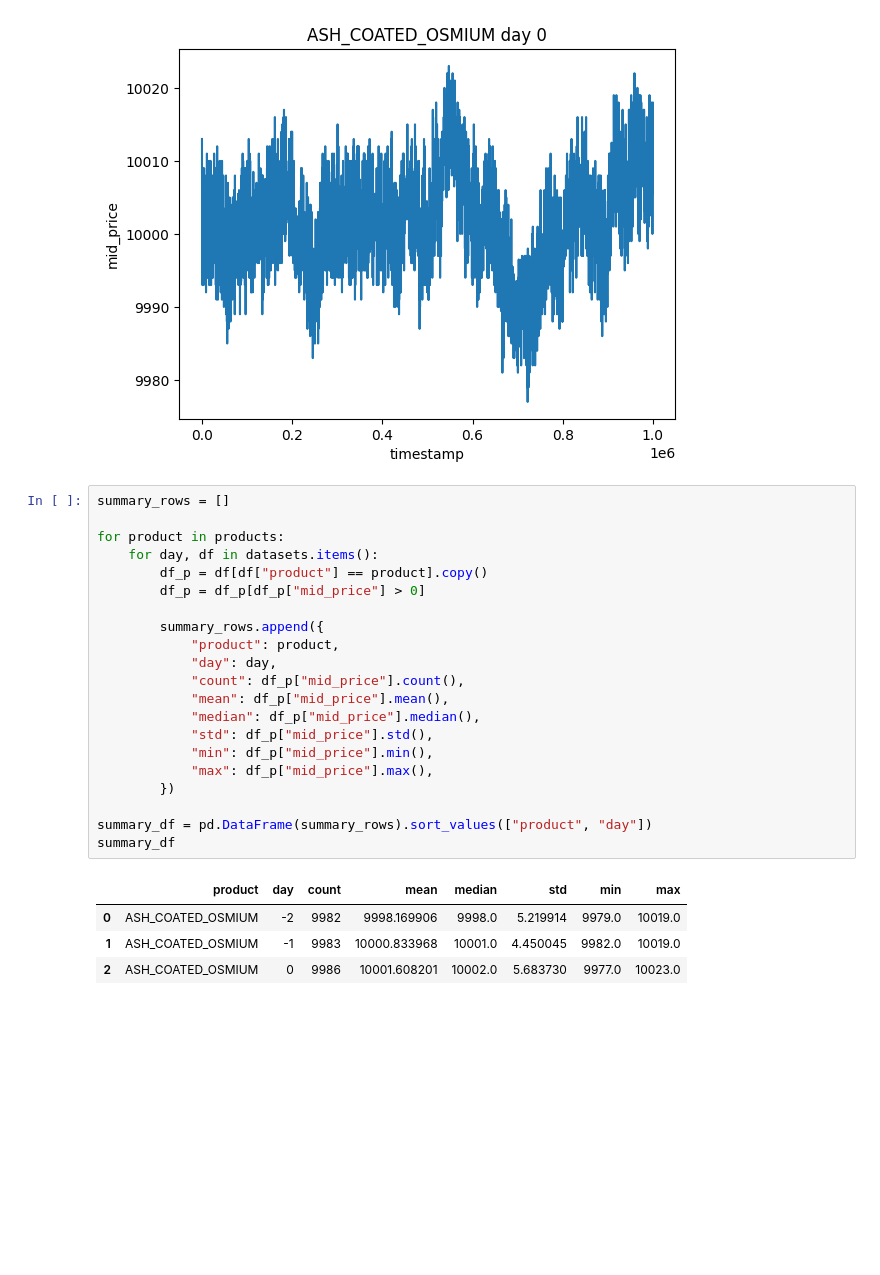
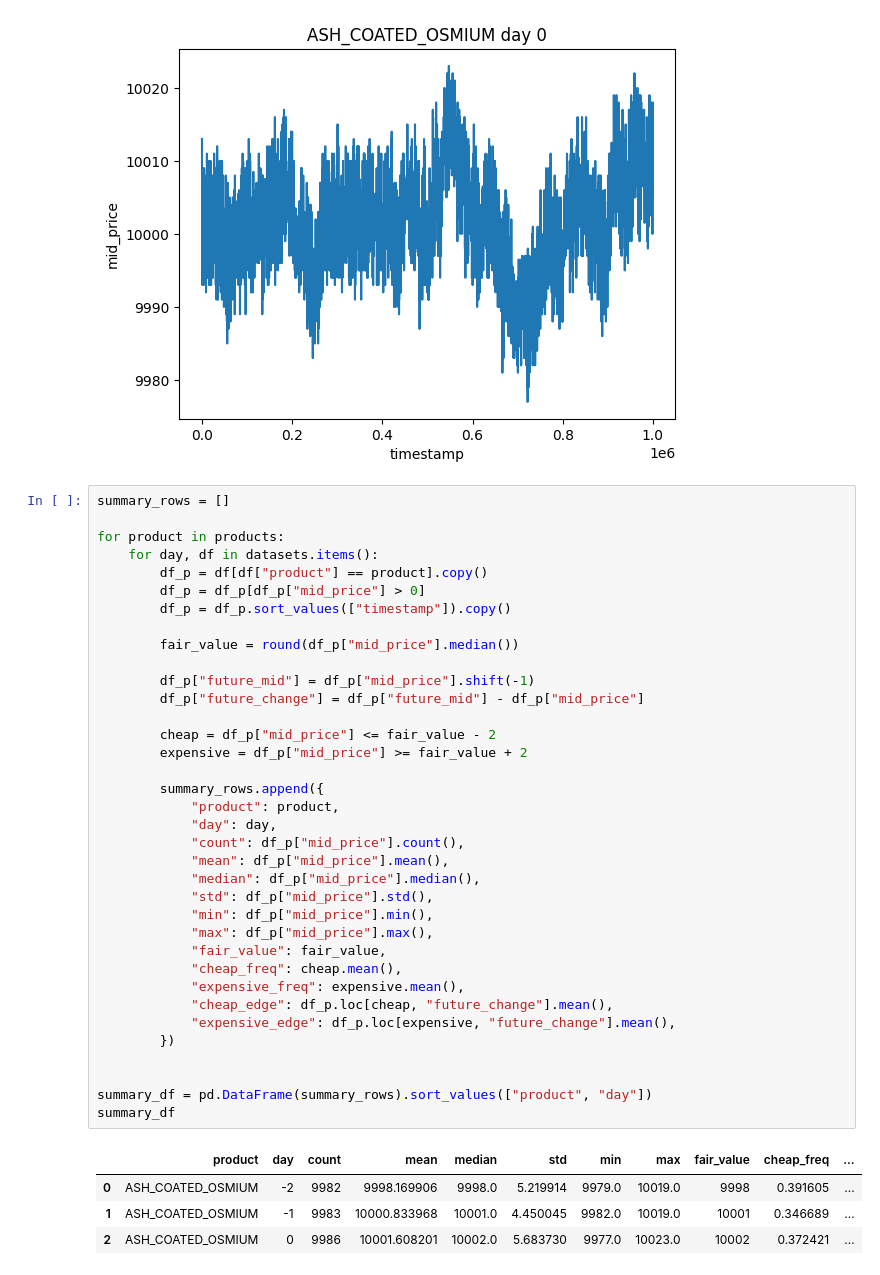
Before and after one commit to EricLuGHub/data-stream-simulation-lab, a Jupyter notebook: R1/erick/analysis_ash.ipynb, the cells around one changed output. Drawn from its saved outputs; the diff is of its cells as text; blank space fills up the shorter version.

```diff
--- a/R1/erick/analysis_ash.ipynb
+++ b/R1/erick/analysis_ash.ipynb
@@ -68,26 +68,41 @@ Name: mid_price, dtype: float64
 # %%
 summary_rows = []
 
 for product in products:
     for day, df in datasets.items():
         df_p = df[df["product"] == product].copy()
         df_p = df_p[df_p["mid_price"] > 0]
+        df_p = df_p.sort_values(["timestamp"]).copy()
+
+        fair_value = round(df_p["mid_price"].median())
+
+        df_p["future_mid"] = df_p["mid_price"].shift(-1)
+        df_p["future_change"] = df_p["future_mid"] - df_p["mid_price"]
+
+        cheap = df_p["mid_price"] <= fair_value - 2
+        expensive = df_p["mid_price"] >= fair_value + 2
 
         summary_rows.append({
             "product": product,
             "day": day,
             "count": df_p["mid_price"].count(),
             "mean": df_p["mid_price"].mean(),
             "median": df_p["mid_price"].median(),
             "std": df_p["mid_price"].std(),
             "min": df_p["mid_price"].min(),
             "max": df_p["mid_price"].max(),
+            "fair_value": fair_value,
+            "cheap_freq": cheap.mean(),
+            "expensive_freq": expensive.mean(),
+            "cheap_edge": df_p.loc[cheap, "future_change"].mean(),
+            "expensive_edge": df_p.loc[expensive, "future_change"].mean(),
         })
+
 
 summary_df = pd.DataFrame(summary_rows).sort_values(["product", "day"])
 summary_df
 # %% [output]
-|  | product | day | count | mean | median | std | min | max |
-| 0 | ASH_COATED_OSMIUM | -2 | 9982 | 9998.169906 | 9998.0 | 5.219914 | 9979.0 | 10019.0 |
-| 1 | ASH_COATED_OSMIUM | -1 | 9983 | 10000.833968 | 10001.0 | 4.450045 | 9982.0 | 10019.0 |
-| 2 | ASH_COATED_OSMIUM | 0 | 9986 | 10001.608201 | 10002.0 | 5.683730 | 9977.0 | 10023.0 |
+|  | product | day | count | mean | median | std | min | max | fair_value | cheap_freq | ... |
+| 0 | ASH_COATED_OSMIUM | -2 | 9982 | 9998.169906 | 9998.0 | 5.219914 | 9979.0 | 10019.0 | 9998 | 0.391605 | ... |
+| 1 | ASH_COATED_OSMIUM | -1 | 9983 | 10000.833968 | 10001.0 | 4.450045 | 9982.0 | 10019.0 | 10001 | 0.346689 | ... |
+| 2 | ASH_COATED_OSMIUM | 0 | 9986 | 10001.608201 | 10002.0 | 5.683730 | 9977.0 | 10023.0 | 10002 | 0.372421 | ... |
```
